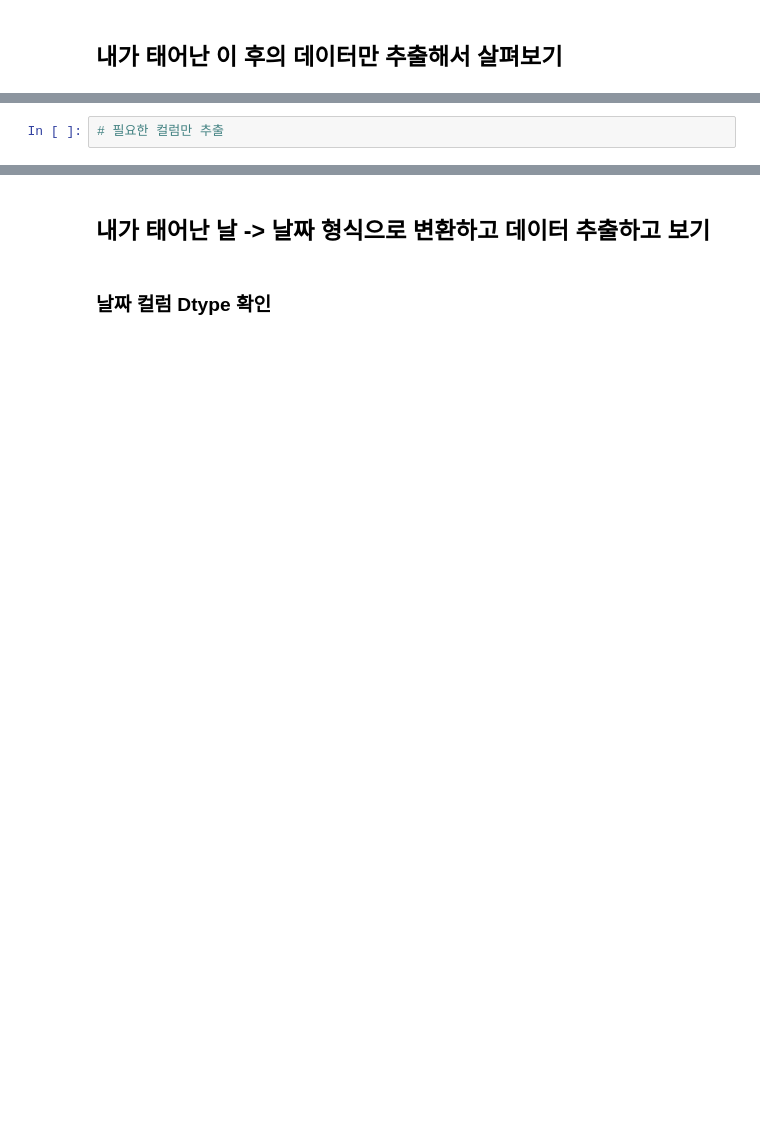
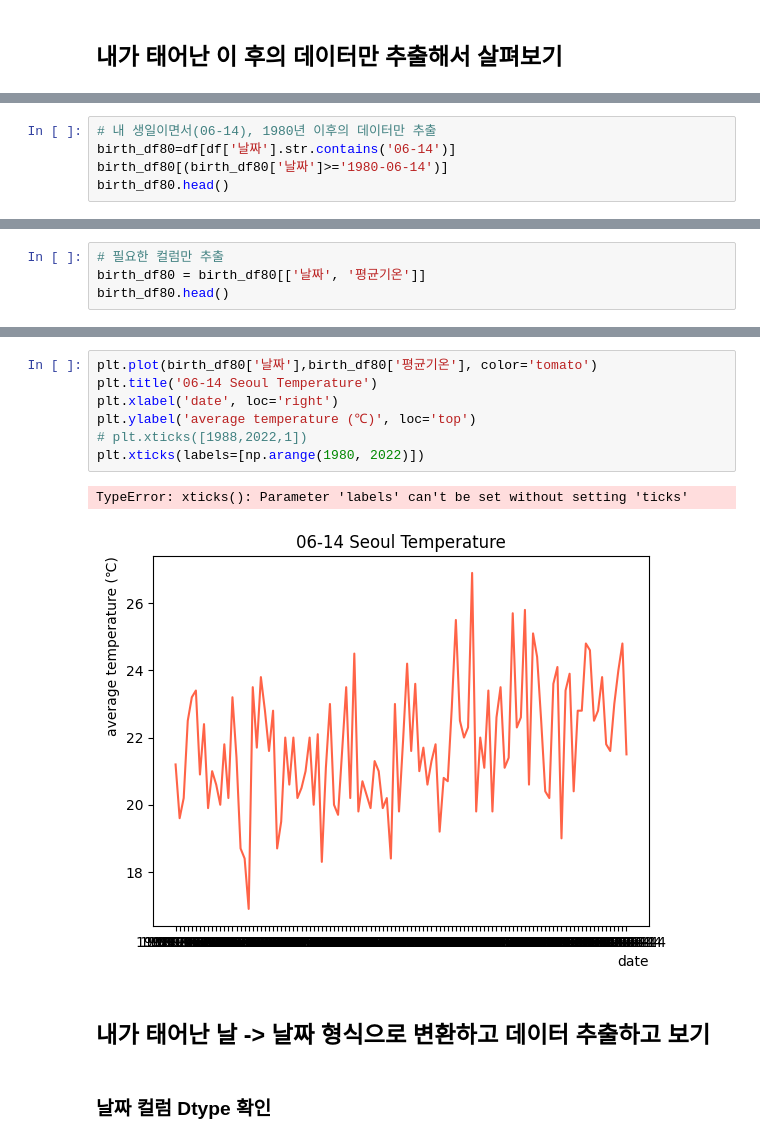
Before and after one commit to BomiDevlog/Multicampus-Data, a Jupyter notebook: DS/2-1.open api[서울기온]_배포용.ipynb, the cells around one changed output, grey strips where cells are left out. Saved outputs shown, nothing was run; the diff lists cells and outputs as text; blank space fills up the shorter version.

```diff
--- a/DS/2-1.open api[서울기온]_배포용.ipynb
+++ b/DS/2-1.open api[서울기온]_배포용.ipynb
@@ -603,0 +675,5 @@ plt.show()
+# %%
+# 내 생일이면서(06-14), 1980년 이후의 데이터만 추출
+birth_df80=df[df['날짜'].str.contains('06-14')]
+birth_df80[(birth_df80['날짜']>='1980-06-14')]
+birth_df80.head()
@@ -604,2 +687,4 @@ plt.show()
 # %%
 # 필요한 컬럼만 추출
+birth_df80 = birth_df80[['날짜', '평균기온']]
+birth_df80.head()
@@ -608,3 +729,13 @@ plt.show()
+# %%
+plt.plot(birth_df80['날짜'],birth_df80['평균기온'], color='tomato')
+plt.title('06-14 Seoul Temperature')
+plt.xlabel('date', loc='right')
+plt.ylabel('average temperature (℃)', loc='top')
+# plt.xticks([1988,2022,1])
+plt.xticks(labels=[np.arange(1980, 2022)])
+# %% [output]
+TypeError: xticks(): Parameter 'labels' can't be set without setting 'ticks'
+[figure, added]
 # %% [markdown]
 ## 내가 태어난 날 -> 날짜 형식으로 변환하고 데이터 추출하고 보기
 # %% [markdown]
```
Also changed, not shown: parts of 86 cells of this notebook, 2 other files.
